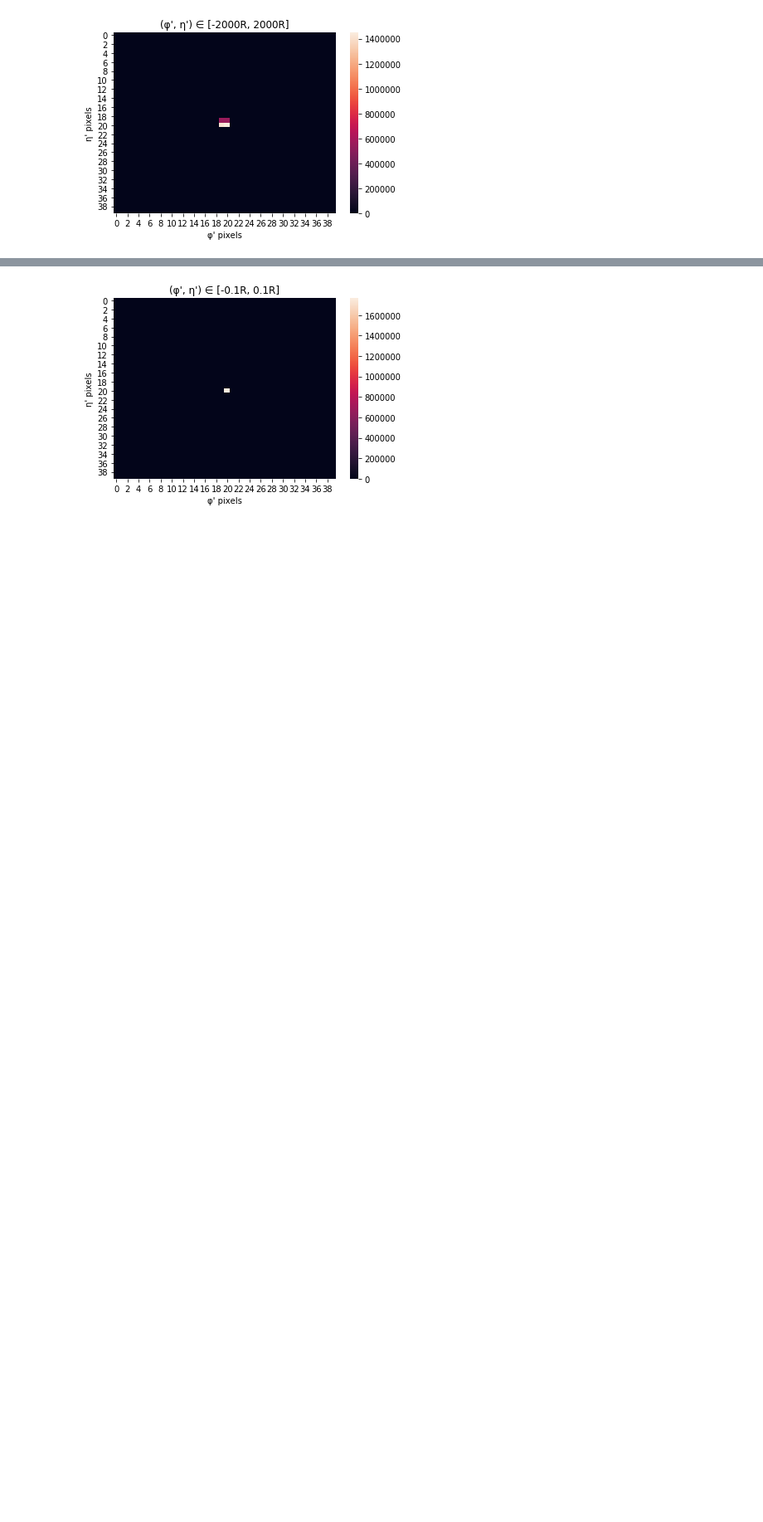
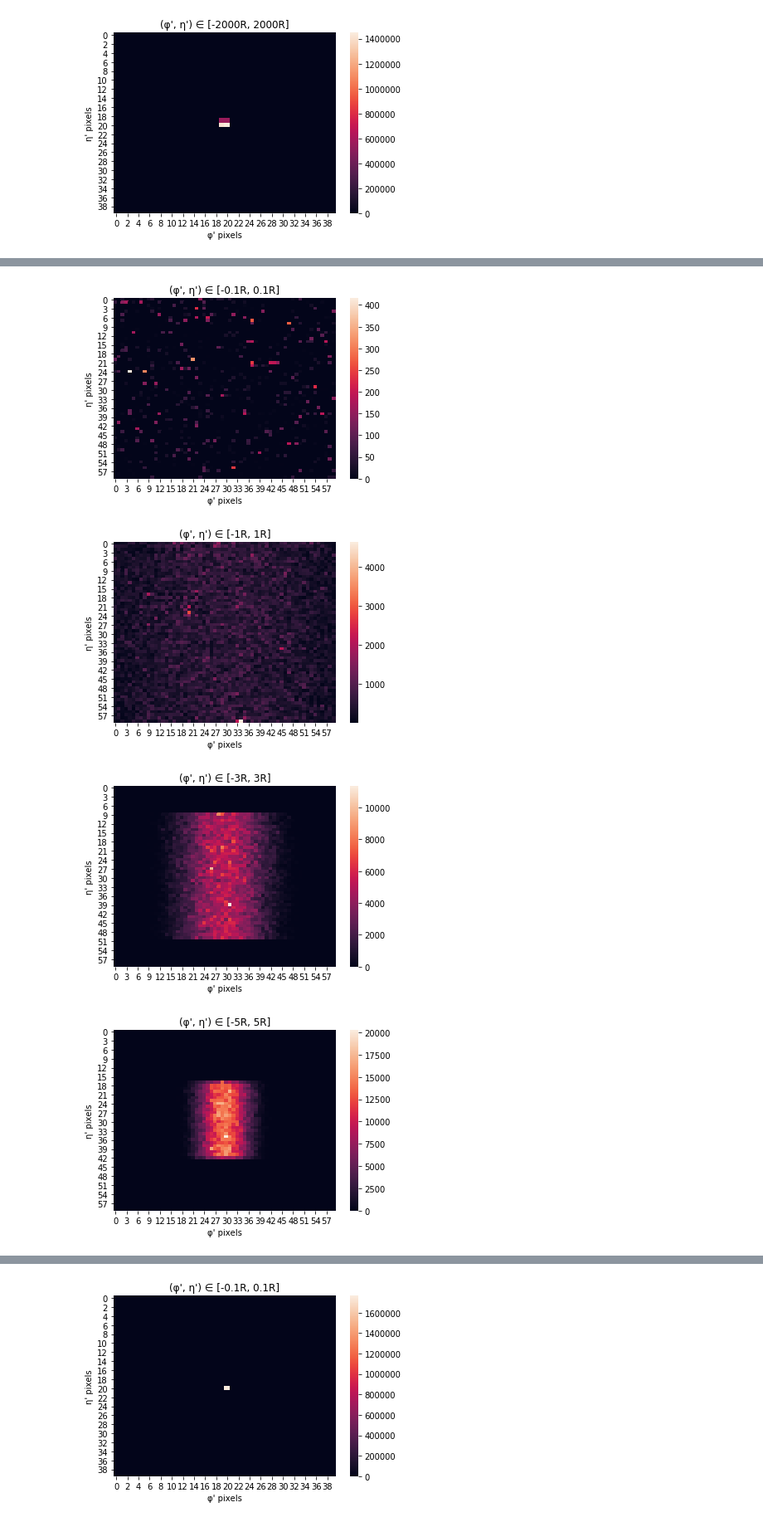
Before and after one commit to johngeorgousis/jet-classifier, a Jupyter notebook: MAIN.ipynb, the cells around one changed output, grey strips where cells are left out. Shown at 83% size. Cells and saved outputs as stored; diff of their text form; code cells hidden in the pictures; blank space fills up the shorter version.

Commit message:
feat: add code explanation in step 2 and generate image without φ transformation

```diff
--- a/MAIN.ipynb
+++ b/MAIN.ipynb
@@ -236,13 +240,22 @@ Paper (F):
 mydata_prime = mydata.copy(deep=True)
 start = time.time()
 
-# Centre new coordinate system. i.e. For each row, subtract the φ of its max pT from all φ
-for i, j, k in zip(range(rows), mydata_max1['η'], mydata_max1['φ']):
-    #mydata_prime.iloc[i][::3] -= j   # This was for η, but it shouldn't be transformed this way
-    mydata_prime.iloc[i][1::3] -= k   # This is for φ
+
+# Transformation
+for i, k in zip(range(rows), mydata_max1['φ']):   # For each row
+    mydata_prime.iloc[i][1::3] -= k               # Subtract the φ of the max pT from all φ's
+
 
 end = time.time()
 print('Time taken to centre new coordinate system: {0:.2f}s'.format(end - start))
+
+
+### (You may ignore this)
+### This is the transformation that does the same transformation for η as we did for φ. But this turns out to be wrong.
+
+# for i, j, k in zip(range(rows), mydata_max1['η'], mydata_max1['φ']):
+#     mydata_prime.iloc[i][::3] -= j    # η transformation
+#     mydata_prime.iloc[i][1::3] -= k   # φ transformation
 # %% [output]
 Time taken to centre new coordinate system: 3.30s
 # %%
@@ -440,0 +448,32 @@ print(max(bin_f))
+# %%
+# Turn lists into Series
+bin_h = pd.Series(bin_h)
+bin_f = pd.Series(bin_f)
+bin_p = pd.Series(bin_p)
+
+for i in [0.1, 1, 3, 5, 10, 100, 500, 1000, 2000]:
+    # Define bins count vector (jet radius: R, image pixels: 40x40)
+    R = 1.5
+    pixels = 60
+    bin_count = np.linspace(-i*R, i*R, pixels + 1)
+
+    # Create bins from -R to R (using bins vector)
+    bins = np.histogram2d(bin_f, bin_h, bins=bin_count, weights=bin_p)[0]
+
+    # Convert to DataFrame
+    bins = pd.DataFrame(bins)
+
+    # Display Full bins DataFrame
+    #display(bins)
+
+    # Plot Heat Map
+    sns.heatmap(bins)
+    plt.title('(φ\', η\') ∈ [-{}R, {}R]'.format(i, i))
+    plt.xlabel('φ\' pixels')
+    plt.ylabel('η\' pixels')
+    plt.show()
+# %% [output]
+[figure, added]
+[figure, added]
+[figure, added]
+[figure, added]
```
Also changed, not shown: parts of 14 cells of this notebook.
